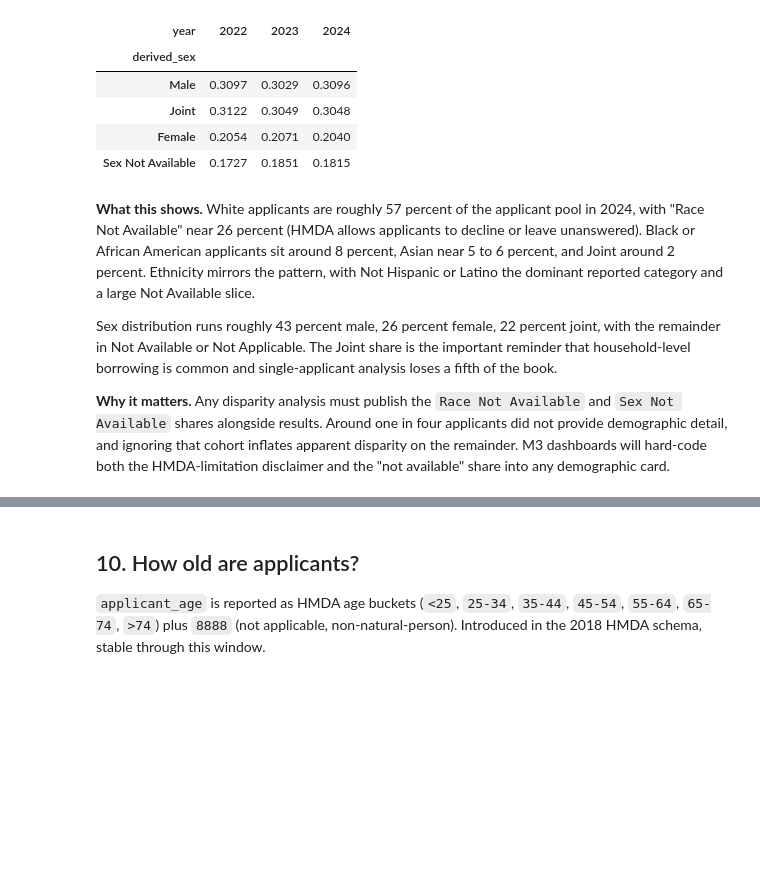
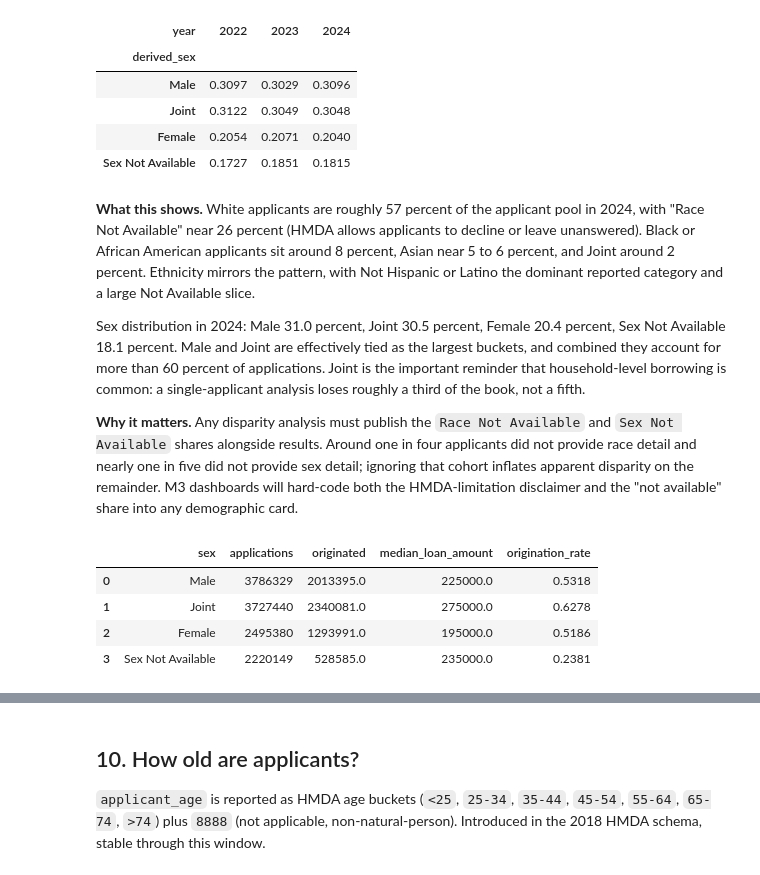
Before and after one commit to thegeshwar/mortgage-lending-analytics, a Jupyter notebook: notebooks/02-hmda-distributions-and-demographics.ipynb, the cells around one changed output, grey strips where cells are left out. Drawn from its saved outputs; the diff is of its cells as text; code cells hidden in the pictures; blank space fills up the shorter version.

```diff
--- a/notebooks/02-hmda-distributions-and-demographics.ipynb
+++ b/notebooks/02-hmda-distributions-and-demographics.ipynb
@@ -728,6 +804,36 @@ sex_share
 # %% [markdown]
 **What this shows.** White applicants are roughly 57 percent of the applicant pool in 2024, with "Race Not Available" near 26 percent (HMDA allows applicants to decline or leave unanswered). Black or African American applicants sit around 8 percent, Asian near 5 to 6 percent, and Joint around 2 percent. Ethnicity mirrors the pattern, with Not Hispanic or Latino the dominant reported category and a large Not Available slice.
 
-Sex distribution runs roughly 43 percent male, 26 percent female, 22 percent joint, with the remainder in Not Available or Not Applicable. The Joint share is the important reminder that household-level borrowing is common and single-applicant analysis loses a fifth of the book.
+Sex distribution in 2024: Male 31.0 percent, Joint 30.5 percent, Female 20.4 percent, Sex Not Available 18.1 percent. Male and Joint are effectively tied as the largest buckets, and combined they account for more than 60 percent of applications. Joint is the important reminder that household-level borrowing is common: a single-applicant analysis loses roughly a third of the book, not a fifth.
 
-**Why it matters.** Any disparity analysis must publish the `Race Not Available` and `Sex Not Available` shares alongside results. Around one in four applicants did not provide demographic detail, and ignoring that cohort inflates apparent disparity on the remainder. M3 dashboards will hard-code both the HMDA-limitation disclaimer and the "not available" share into any demographic card.
+**Why it matters.** Any disparity analysis must publish the `Race Not Available` and `Sex Not Available` shares alongside results. Around one in four applicants did not provide race detail and nearly one in five did not provide sex detail; ignoring that cohort inflates apparent disparity on the remainder. M3 dashboards will hard-code both the HMDA-limitation disclaimer and the "not available" share into any demographic card.
+# %%
+# Joint vs individual applicant outcome cut. Origination rate and median
+# loan amount by derived_sex bucket, for 2024 only. Aliased as `taken`
+# because `at` is a reserved word in DuckDB.
+year = 2024
+joint_cut = con.execute(
+    f"WITH t AS ("
+    f"  SELECT derived_sex AS sex, action_taken AS taken, "
+    f"         {numeric_expr('loan_amount')} AS la "
+    f"  FROM {TABLES[year]}"
+    f") "
+    f"SELECT sex, "
+    f"  COUNT(*) AS applications, "
+    f"  SUM(CASE WHEN taken = '1' THEN 1 ELSE 0 END) AS originated, "
+    f"  ROUND(quantile_cont(la, 0.50) FILTER "
+    f"        (WHERE taken = '1' AND la BETWEEN {OUTLIER_BOTTOM} AND {OUTLIER_TOP}), 0) "
+    f"    AS median_loan_amount "
+    f"FROM t GROUP BY sex"
+).fetchdf()
+joint_cut["origination_rate"] = (
+    joint_cut["originated"] / joint_cut["applications"]
+).round(4)
+joint_cut = joint_cut.sort_values("applications", ascending=False).reset_index(drop=True)
+joint_cut
+# %% [output]
+|  | sex | applications | originated | median_loan_amount | origination_rate |
+| 0 | Male | 3786329 | 2013395.0 | 225000.0 | 0.5318 |
+| 1 | Joint | 3727440 | 2340081.0 | 275000.0 | 0.6278 |
+| 2 | Female | 2495380 | 1293991.0 | 195000.0 | 0.5186 |
+| 3 | Sex Not Available | 2220149 | 528585.0 | 235000.0 | 0.2381 |
```
Also changed, not shown: parts of 13 cells of this notebook, 8 other files.
